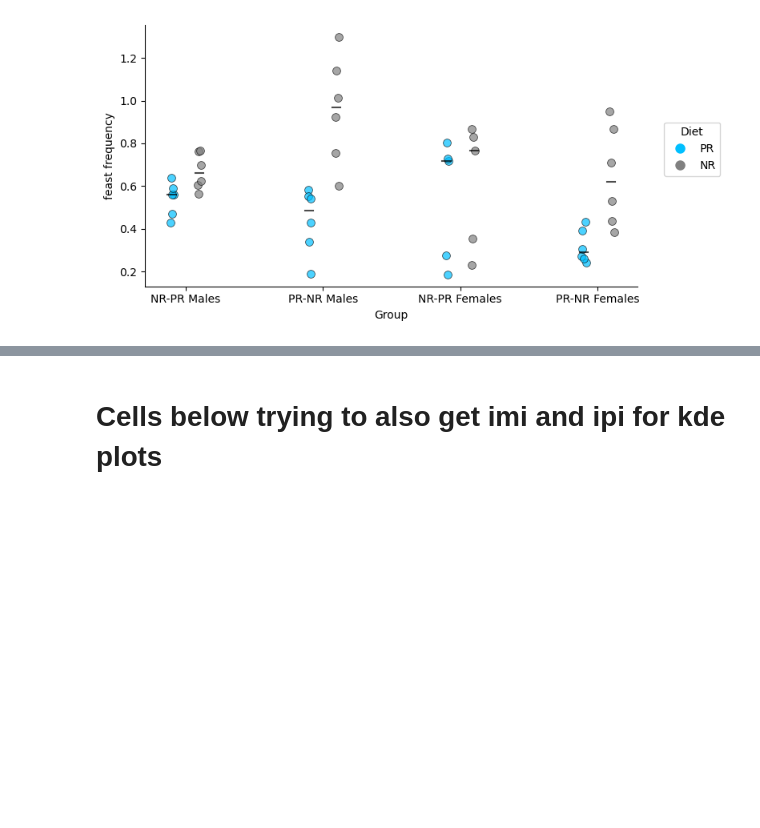
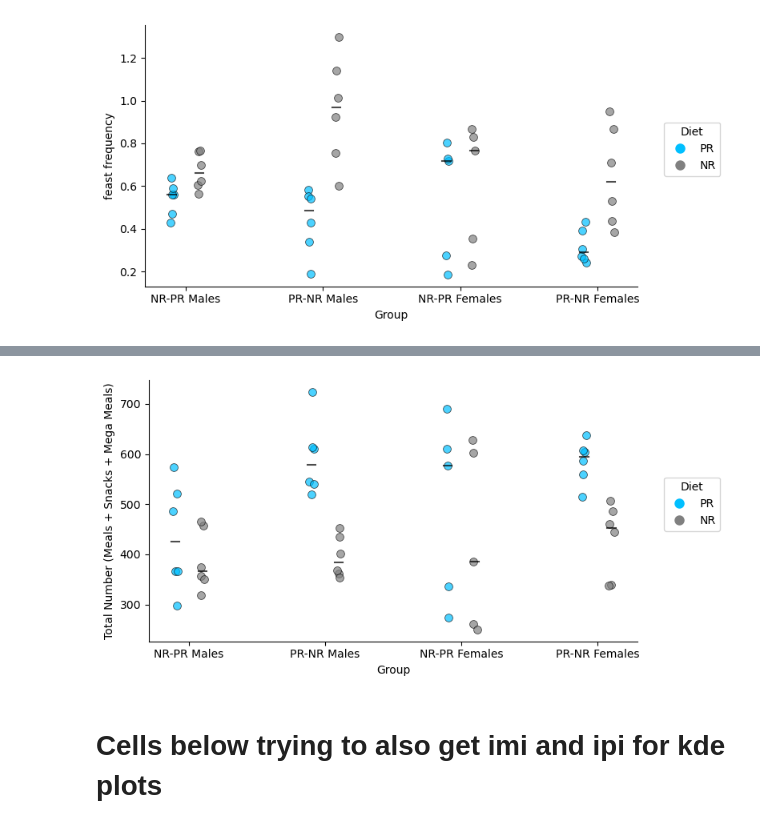
Before and after one commit to Htbibalan/FEDProtein, a Jupyter notebook: notebooks/FEDPROTEIN_NEW_MEAL_PLOTTING_UPDATE_V1.ipynb, the cells around one changed output, grey strips where cells are left out. Saved outputs shown, nothing was run; the diff lists cells and outputs as text; code cells hidden in the pictures; blank space fills up the shorter version.

```diff
--- a/notebooks/FEDPROTEIN_NEW_MEAL_PLOTTING_UPDATE_V1.ipynb
+++ b/notebooks/FEDPROTEIN_NEW_MEAL_PLOTTING_UPDATE_V1.ipynb
@@ -1471,3 +1575,75 @@ plt.show()
 5 items in output dictionary
 6 items in output dictionary
 [figure]
+# %%
+# Data extraction including meals, snacks, and mega_meals
+nrpr_meals = get_data_fields(mice, ["pr_number_of_meals", "nr_number_of_meals"], nrpr_male_selector)
+prnr_meals = get_data_fields(mice, ["pr_number_of_meals", "nr_number_of_meals"], prnr_male_selector)
+nrprf_meals = get_data_fields(mice, ["pr_number_of_meals", "nr_number_of_meals"], nrpr_female_selector)
+prnrf_meals = get_data_fields(mice, ["pr_number_of_meals", "nr_number_of_meals"], prnr_female_selector)
+
+nrpr_snacks = get_data_fields(mice, ["pr_number_of_snacks", "nr_number_of_snacks"], nrpr_male_selector)
+prnr_snacks = get_data_fields(mice, ["pr_number_of_snacks", "nr_number_of_snacks"], prnr_male_selector)
+nrprf_snacks = get_data_fields(mice, ["pr_number_of_snacks", "nr_number_of_snacks"], nrpr_female_selector)
+prnrf_snacks = get_data_fields(mice, ["pr_number_of_snacks", "nr_number_of_snacks"], prnr_female_selector)
+
+nrpr_mega = get_data_fields(mice, ["pr_number_of_mega_meals", "nr_number_of_mega_meals"], nrpr_male_selector)
+prnr_mega = get_data_fields(mice, ["pr_number_of_mega_meals", "nr_number_of_mega_meals"], prnr_male_selector)
+nrprf_mega = get_data_fields(mice, ["pr_number_of_mega_meals", "nr_number_of_mega_meals"], nrpr_female_selector)
+prnrf_mega = get_data_fields(mice, ["pr_number_of_mega_meals", "nr_number_of_mega_meals"], prnr_female_selector)
+
+# Sum meals, snacks, and mega_meals
+nrpr_sum = [np.add(nrpr_meals[0], np.add(nrpr_snacks[0], nrpr_mega[0])),
+            np.add(nrpr_meals[1], np.add(nrpr_snacks[1], nrpr_mega[1]))]
+prnr_sum = [np.add(prnr_meals[0], np.add(prnr_snacks[0], prnr_mega[0])),
+            np.add(prnr_meals[1], np.add(prnr_snacks[1], prnr_mega[1]))]
+nrprf_sum = [np.add(nrprf_meals[0], np.add(nrprf_snacks[0], nrprf_mega[0])),
+             np.add(nrprf_meals[1], np.add(nrprf_snacks[1], nrprf_mega[1]))]
+prnrf_sum = [np.add(prnrf_meals[0], np.add(prnrf_snacks[0], prnrf_mega[0])),
+             np.add(prnrf_meals[1], np.add(prnrf_snacks[1], prnrf_mega[1]))]
+
+
+# Combine all summed data for easier plotting
+data = [nrpr_sum[0], nrpr_sum[1], prnr_sum[0], prnr_sum[1],
+        nrprf_sum[0], nrprf_sum[1], prnrf_sum[0], prnrf_sum[1]]
+
+
+# Create a figure and axis with smaller size for compactness
+fig, ax = plt.subplots(figsize=(8, 4))
+
+# Plot the scatter plot with reduced jitter and smaller markers for summed values
+for i, group_label in enumerate(group_labels):
+    group, diet = group_mapping[group_label]
+    jitter = np.random.uniform(-jitter_strength, jitter_strength, size=len(data[i]))
+    x_positions = [group_positions[group] + offset[diet] + jitter_val for jitter_val in jitter]
+    sns.scatterplot(x=x_positions, y=data[i], color=colors[diet], s=50, alpha=0.7, edgecolor="black")  # Smaller markers
+
+# Add median lines with slight adjustments for compactness
+for group in ["NR-PR Males", "PR-NR Males", "NR-PR Females", "PR-NR Females"]:
+    for diet in ["PR", "NR"]:
+        relevant_data = []
+        for group_label in group_labels:
+            mapped_group, mapped_diet = group_mapping[group_label]
+            if mapped_group == group and mapped_diet == diet:
+                relevant_data.extend(data[group_labels.index(group_label)])
+        median_value = np.median(relevant_data)
+        x_val = group_positions[group] + offset[diet]
+        ax.plot([x_val - 0.03, x_val + 0.03], [median_value, median_value], color='k', linewidth=1.5, alpha=0.7)
+
+# Customize the legend
+plt.legend(handles=custom_lines, title="Diet", loc="upper right", frameon=True, borderaxespad=-3, bbox_to_anchor=(1.1, 0.5))
+
+# Customize the plot aesthetics with tighter spacing
+plt.xticks([group_positions["NR-PR Males"], group_positions["PR-NR Males"],
+            group_positions["NR-PR Females"], group_positions["PR-NR Females"]],
+           ["NR-PR Males", "PR-NR Males", "NR-PR Females", "PR-NR Females"], fontsize=10)
+plt.xlabel("Group")
+plt.ylabel("Total Number (Meals + Snacks + Mega Meals)")
+
+# Remove the background grid lines and spines
+plt.grid(False)
+sns.despine()
+
+plt.tight_layout()  # Adjust layout to fit labels
+plt.show()
+# %% [output]
@@ -1474,3 +1662,4 @@ plt.show()
+[figure, added]
 # %% [markdown]
 # Cells below trying to also get imi and ipi for kde plots
 # %%
```
Also changed, not shown: parts of 5 cells of this notebook, 5 other files.
